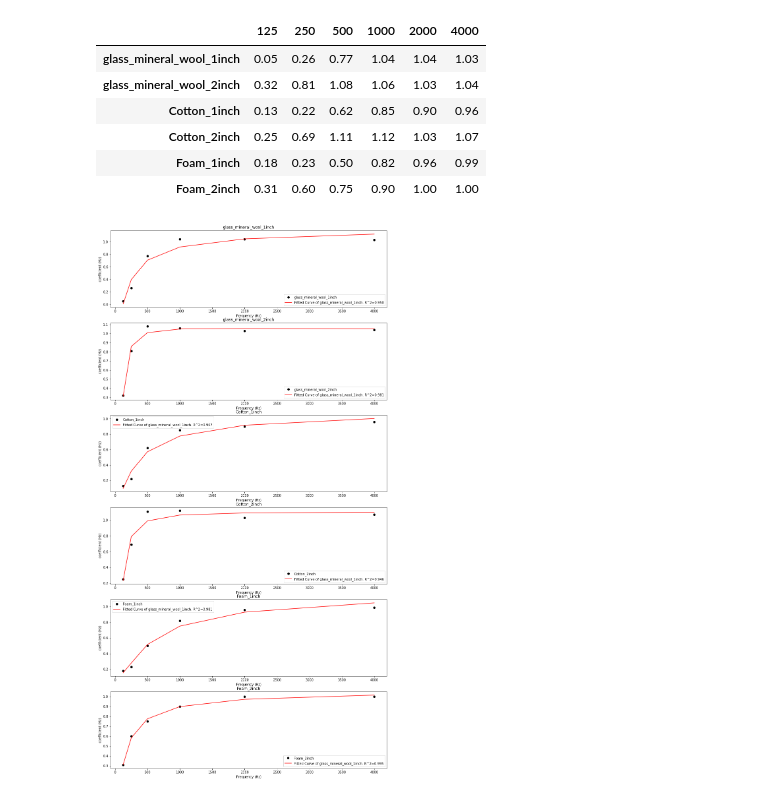
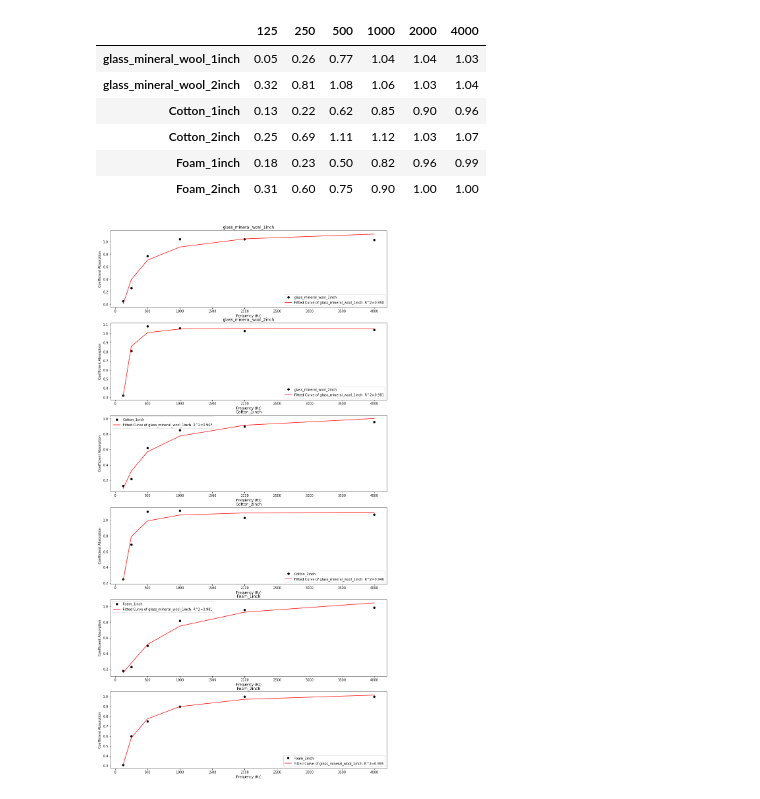
Before and after one commit to archnaim/acoustics_coefficient-absorption, a Jupyter notebook: 1 to third octave band.ipynb, the cells around one changed output. Drawn from its saved outputs; the diff is of its cells as text; code cells hidden in the pictures.

```diff
--- a/1 to third octave band.ipynb
+++ b/1 to third octave band.ipynb
@@ -44,18 +44,26 @@ df
 | Foam_1inch | 0.18 | 0.23 | 0.50 | 0.82 | 0.96 | 0.99 |
 | Foam_2inch | 0.31 | 0.60 | 0.75 | 0.90 | 1.00 | 1.00 |
 # %%
+third_freq = np.array([125,160,200,250,315,400,500,630,800,1000,1250,1600,2000,2500,3150,4000])
+df2 = pd.DataFrame()
+
 fig, axs = plt.subplots(6,1,figsize=(15, 30))
 axs = axs.ravel()
 for i in range(6):
     y = df.iloc[i,:]
     x = df.columns.values
     axs[i].plot(x, y, 'ko', label="{}".format(y.name))
     axs[i].plot(x, func(x, *findCoef(func,x,y)), 'r-', label="Fitted Curve of {}. R^2={:.3f}".format(df.iloc[0,:].name,findRSquared(func,x,y)))
     axs[i].set_title(y.name)
     axs[i].legend()
     axs[i].set_xlabel('Frequency (Hz)')
-    axs[i].set_ylabel('coefficient (Hz)')
+    axs[i].set_ylabel('Coefficient Absorption')
+
+    df2[y.name] = func(third_freq, *findCoef(func,x,y))
 
 plt.show()
+
+df2 = df2.T
+df2.columns = third_freq
 # %% [output]
-[figure, old version]
+[figure, new version]
```
Also changed, not shown: parts of 1 cell of this notebook.
